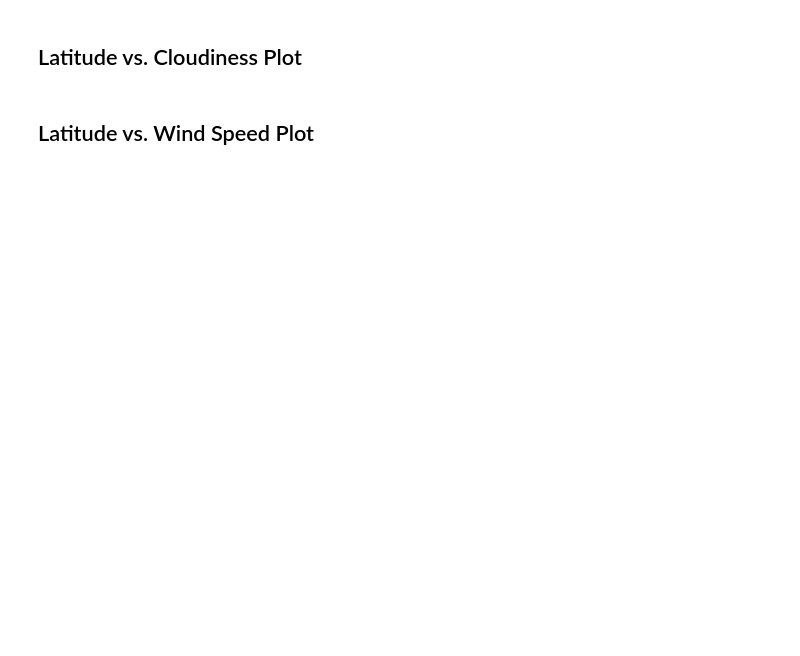
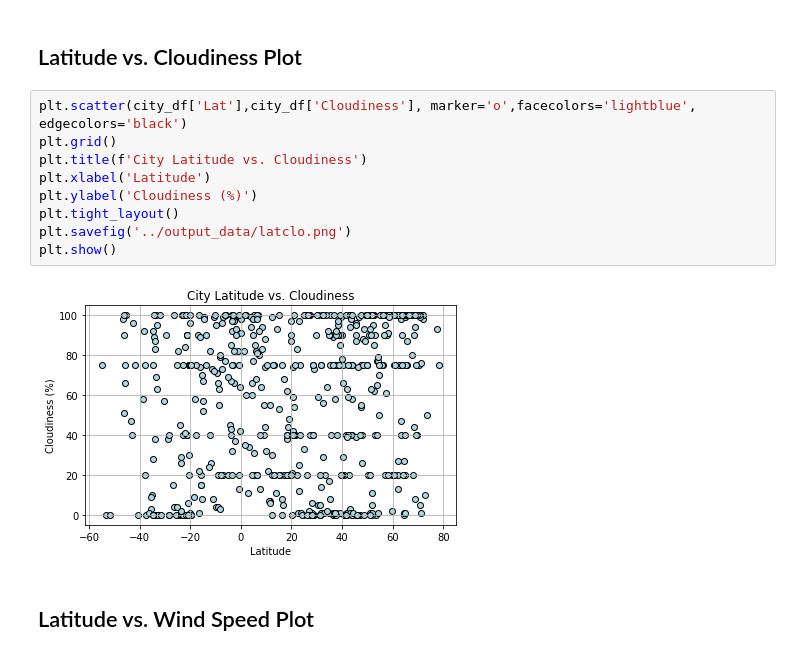
Before and after one commit to garycastle/PythonAPI-Coursework, a Jupyter notebook: starter_code/WeatherPy.ipynb, the cells around one changed output. Drawn from its saved outputs; the diff is of its cells as text; blank space fills up the shorter version.

```diff
--- a/starter_code/WeatherPy.ipynb
+++ b/starter_code/WeatherPy.ipynb
@@ -176,4 +224,15 @@ Skip this step if there are no cities that have humidity > 100%.
 # %% [markdown]
 ## Latitude vs. Cloudiness Plot
+# %%
+plt.scatter(city_df['Lat'],city_df['Cloudiness'], marker='o',facecolors='lightblue', edgecolors='black')
+plt.grid()
+plt.title(f'City Latitude vs. Cloudiness')
+plt.xlabel('Latitude')
+plt.ylabel('Cloudiness (%)')
+plt.tight_layout()
+plt.savefig('../output_data/latclo.png')
+plt.show()
+# %% [output]
+[figure, added]
 # %% [markdown]
 ## Latitude vs. Wind Speed Plot
```
Also changed, not shown: parts of 6 cells of this notebook, 5 other files.
